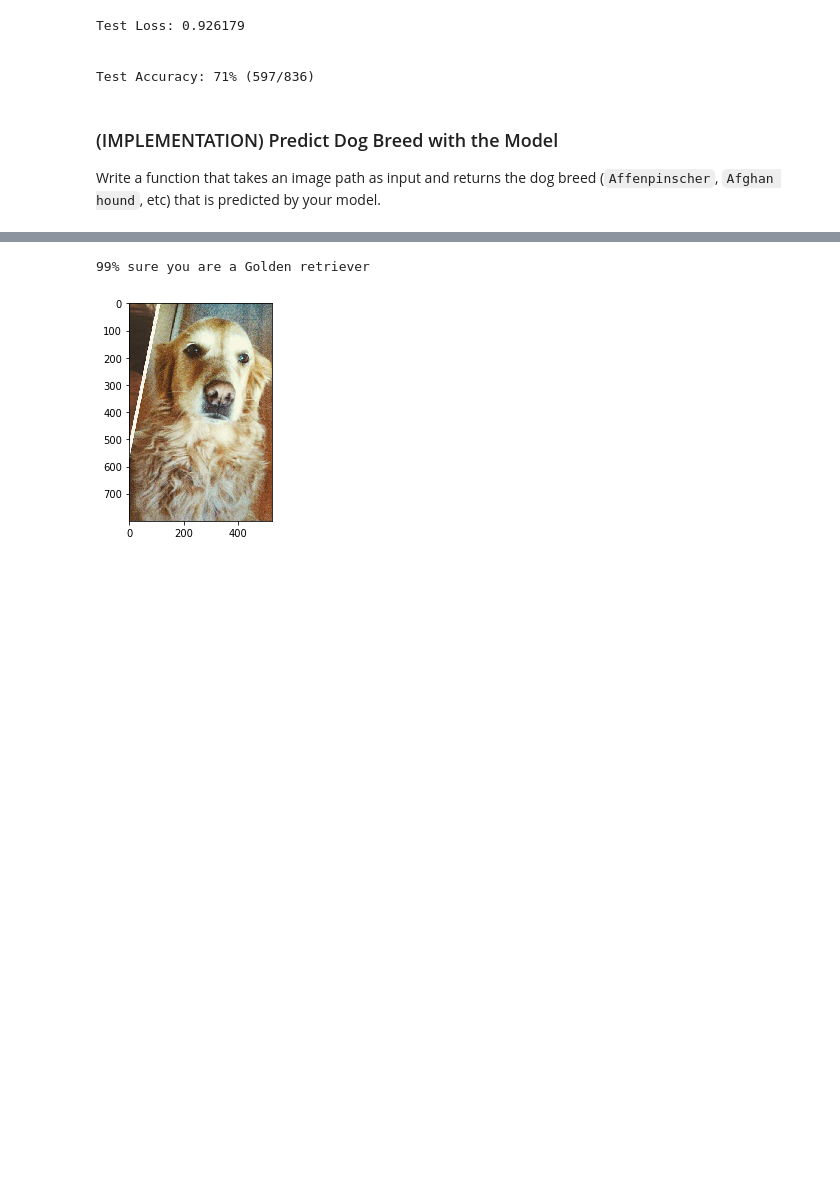
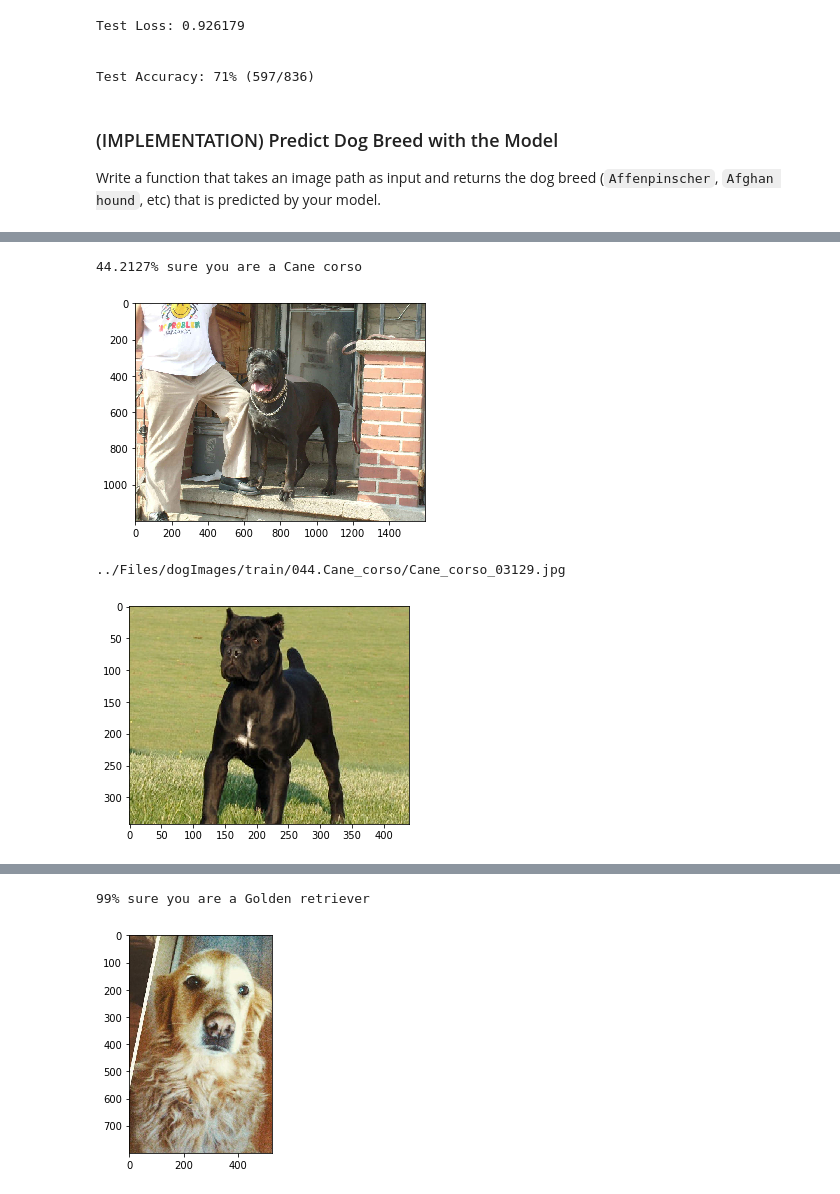
Before and after one commit to seann27/DogBreedDetector, a Jupyter notebook: dog_app.ipynb, the cells around one changed output, grey strips where cells are left out. Saved outputs shown, nothing was run; the diff lists cells and outputs as text; code cells hidden in the pictures; blank space fills up the shorter version.

Commit message:
added predict.py that displays results with matplotlib

```diff
--- a/dog_app.ipynb
+++ b/dog_app.ipynb
@@ -807,0 +864,34 @@ def predict_breed_transfer(img_path):
+# %%
+## test
+def predict2(file):
+    matches = {}
+    for i in range(0,99):
+        top_p,top_class = predict_breed_transfer2(file)
+        preds = normalize_predictions(top_p,top_class)
+        for key,val in preds.items():
+            if key in matches.keys():
+                matches[key] += val
+            else:
+                matches[key] = val
+    best = 0
+    best_match = ''
+    for key,val in matches.items():
+        matches[key] = val/100
+        if val > best:
+            best = val
+            best_match = class_names[key]
+    comparison = get_breed_image(best_match,img_map)
+    print("{:.4f}% sure you are a {}".format(best,best_match))
+    show_image(file)
+    print(comparison)
+    show_image(comparison)
+    return best_match,filter_matches(matches)
+# %%
+file = dog_files[random.randint(0,len(dog_files)-1)]
+# file = human_files[random.randint(0,len(human_files)-1)]
+best_match,matches = predict2(file)
+# %% [output]
+44.2127% sure you are a Cane corso
+[figure, added]
+../Files/dogImages/train/044.Cane_corso/Cane_corso_03129.jpg
+[figure, added]
```
Also changed, not shown: parts of 14 cells of this notebook, 3 other files.
